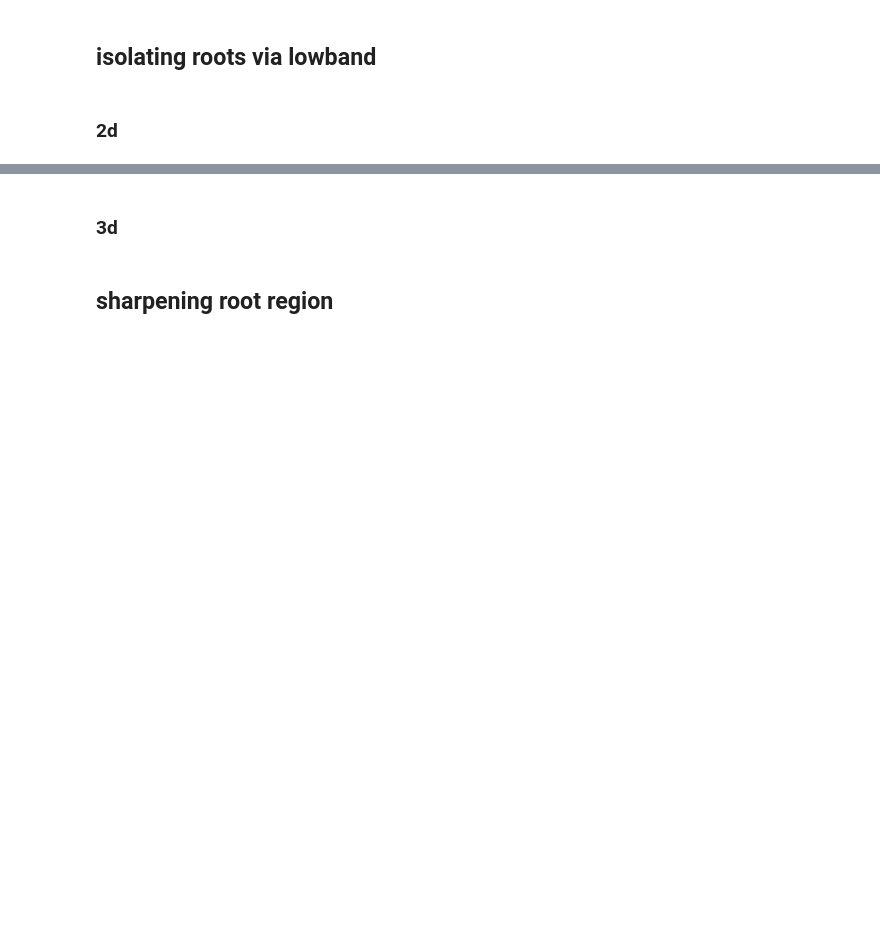
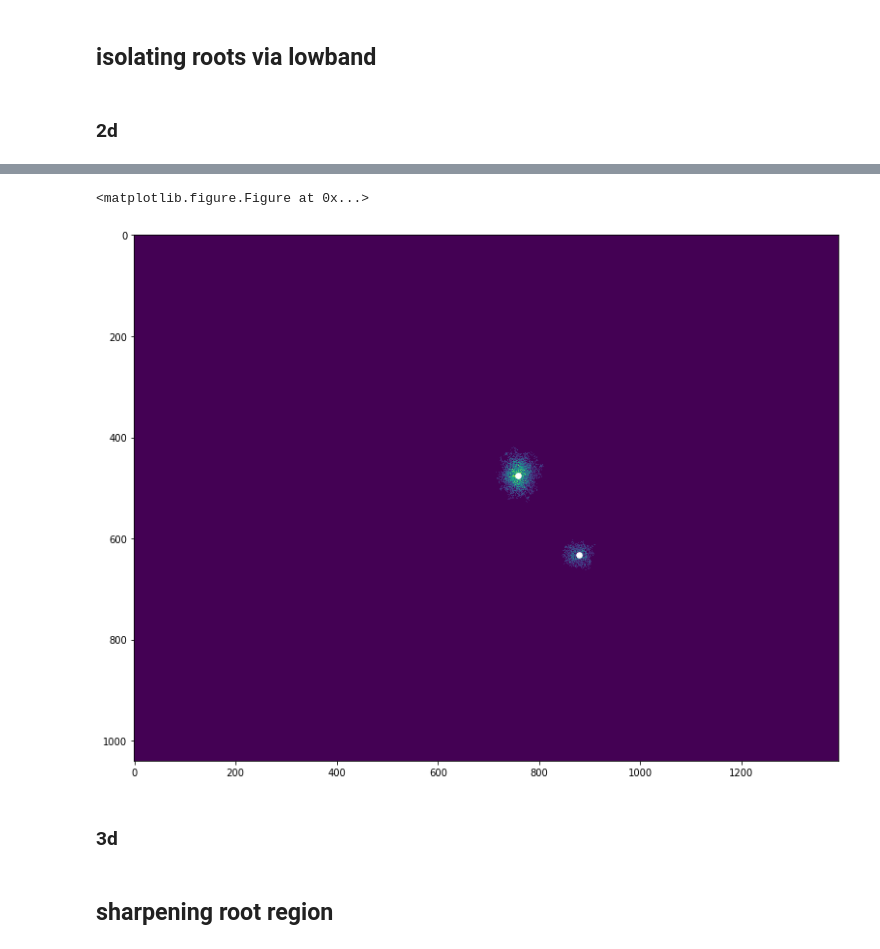
Before and after one commit to GiovanniSena/LSFM-CYCB_analysis, a Jupyter notebook: sample.ipynb, the cells around one changed output, grey strips where cells are left out. Saved outputs shown, nothing was run; the diff lists cells and outputs as text; code cells hidden in the pictures; blank space fills up the shorter version.

```diff
--- a/sample.ipynb
+++ b/sample.ipynb
@@ -56,0 +59,7 @@ lightroot.io.plotimg(stack)
+# %%
+g2 = stack.copy()
+g2, blobs = lightroot.blobs.simple_detector(g2)
+lightroot.io.overlay_blobs(stack,blobs)
+# %% [output]
+<matplotlib.figure.Figure at 0x...>
+[figure, added]
```
Also changed, not shown: parts of 8 cells of this notebook, 2 other files.
